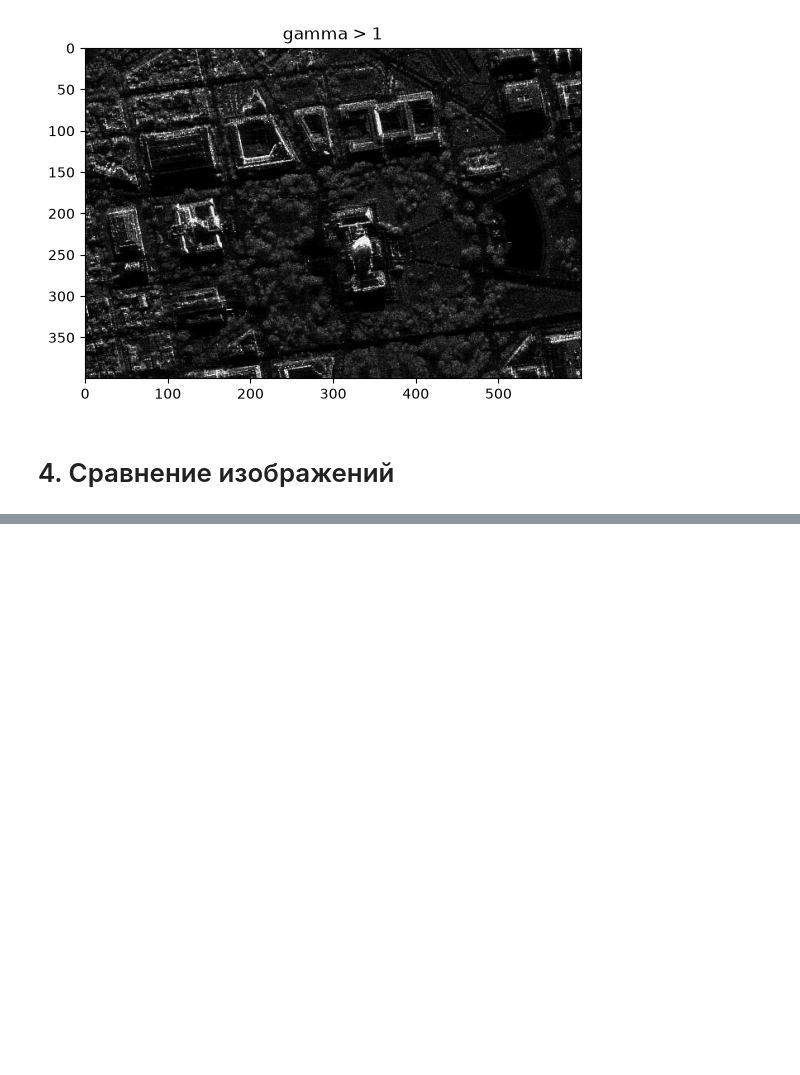
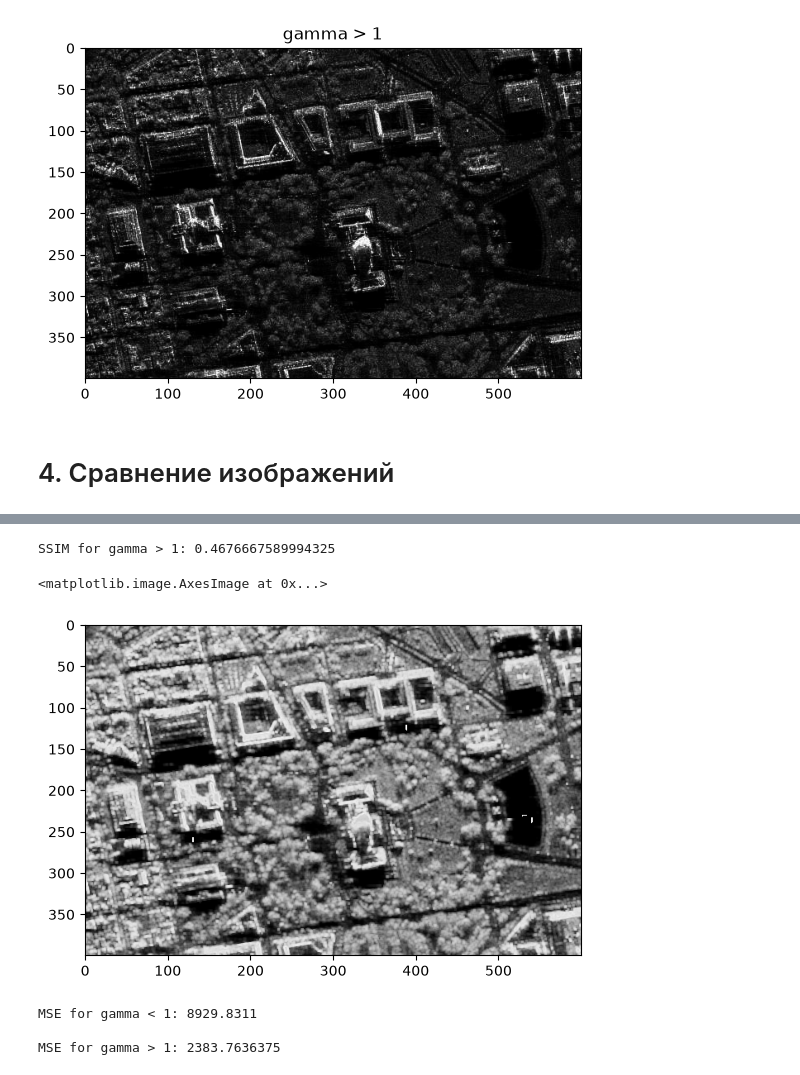
Before and after one commit to Daemos17/Image_Processing, a Jupyter notebook: Task 1/Solution1.ipynb, the cells around one changed output, grey strips where cells are left out. Cells and saved outputs as stored; diff of their text form; code cells hidden in the pictures; blank space fills up the shorter version.

```diff
--- a/Task 1/Solution1.ipynb
+++ b/Task 1/Solution1.ipynb
@@ -52,0 +64,18 @@ Text(0.5, 1.0, 'gamma > 1')
+# %%
+(ssim, diff) = structural_similarity(image, img_gamma_2, data_range=1.0, win_size=3, full= True)
+diff = (diff * 255).astype("uint8")
+print("SSIM for gamma > 1: {}\n".format(ssim))
+plt.imshow(diff)
+# %% [output]
+SSIM for gamma > 1: 0.4676667589994325
+<matplotlib.image.AxesImage at 0x...>
+[figure, added]
+# %%
+mse = mean_squared_error(image, img_gamma_1)
+print("MSE for gamma < 1: {}\n".format(mse))
+mse = mean_squared_error(image, img_gamma_2)
+print("MSE for gamma > 1: {}\n".format(mse))
+# %% [output]
+MSE for gamma < 1: 8929.8311
+
+MSE for gamma > 1: 2383.7636375
```
Also changed, not shown: parts of 7 cells of this notebook.
